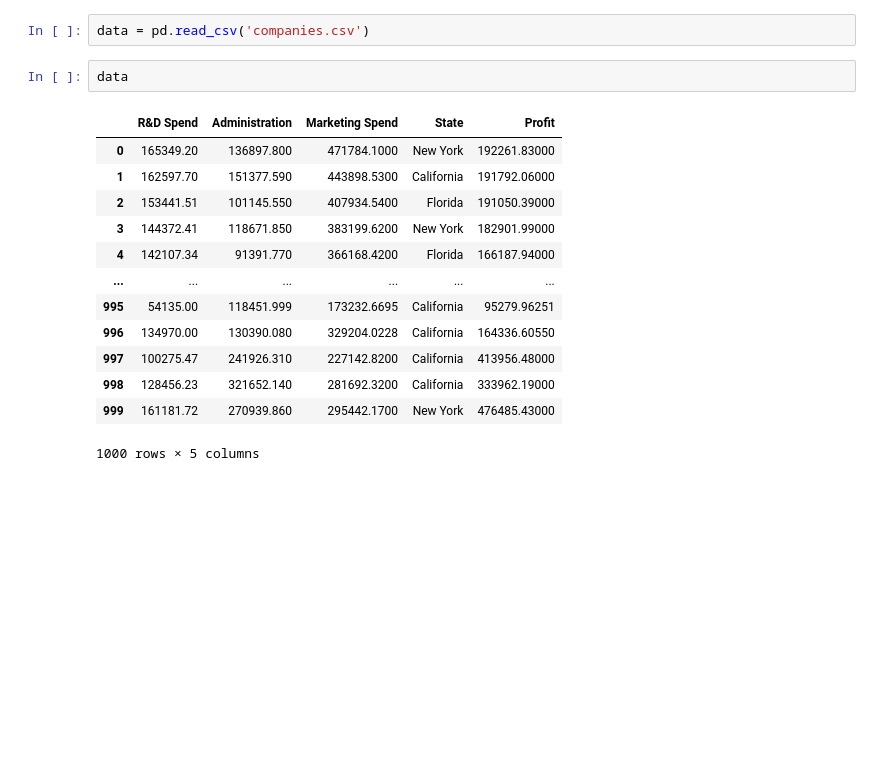
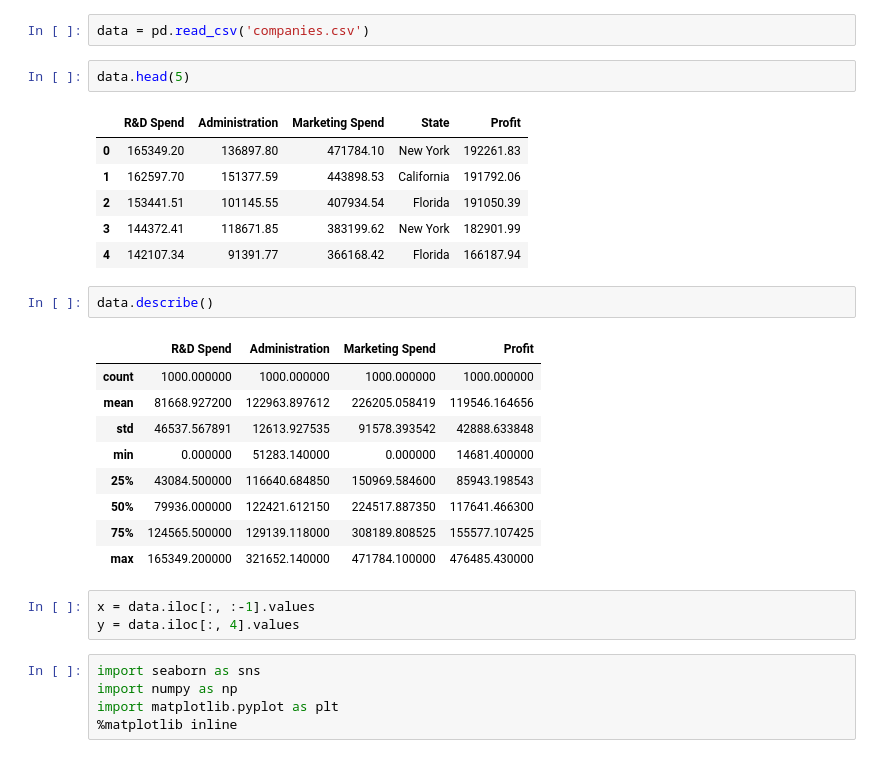
Before and after one commit to Pragades-Rajagopal/ML-exercises, a Jupyter notebook: Linear regression(companies).ipynb, the cells around one changed output. Drawn from its saved outputs; the diff is of its cells as text; blank space fills up the shorter version.

```diff
--- a/Linear regression(companies).ipynb
+++ b/Linear regression(companies).ipynb
@@ -2,19 +2,32 @@
 import pandas as pd
 # %%
 data = pd.read_csv('companies.csv')
+# %%
+data.head(5)
+# %% [output]
+|  | R&D Spend | Administration | Marketing Spend | State | Profit |
+| 0 | 165349.20 | 136897.80 | 471784.10 | New York | 192261.83 |
+| 1 | 162597.70 | 151377.59 | 443898.53 | California | 191792.06 |
+| 2 | 153441.51 | 101145.55 | 407934.54 | Florida | 191050.39 |
+| 3 | 144372.41 | 118671.85 | 383199.62 | New York | 182901.99 |
+| 4 | 142107.34 | 91391.77 | 366168.42 | Florida | 166187.94 |
 # %%
-data
+data.describe()
 # %% [output]
-|  | R&D Spend | Administration | Marketing Spend | State | Profit |
-| 0 | 165349.20 | 136897.800 | 471784.1000 | New York | 192261.83000 |
-| 1 | 162597.70 | 151377.590 | 443898.5300 | California | 191792.06000 |
-| 2 | 153441.51 | 101145.550 | 407934.5400 | Florida | 191050.39000 |
-| 3 | 144372.41 | 118671.850 | 383199.6200 | New York | 182901.99000 |
-| 4 | 142107.34 | 91391.770 | 366168.4200 | Florida | 166187.94000 |
-| ... | ... | ... | ... | ... | ... |
-| 995 | 54135.00 | 118451.999 | 173232.6695 | California | 95279.96251 |
-| 996 | 134970.00 | 130390.080 | 329204.0228 | California | 164336.60550 |
-| 997 | 100275.47 | 241926.310 | 227142.8200 | California | 413956.48000 |
-| 998 | 128456.23 | 321652.140 | 281692.3200 | California | 333962.19000 |
-| 999 | 161181.72 | 270939.860 | 295442.1700 | New York | 476485.43000 |
+|  | R&D Spend | Administration | Marketing Spend | Profit |
+| count | 1000.000000 | 1000.000000 | 1000.000000 | 1000.000000 |
+| mean | 81668.927200 | 122963.897612 | 226205.058419 | 119546.164656 |
+| std | 46537.567891 | 12613.927535 | 91578.393542 | 42888.633848 |
+| min | 0.000000 | 51283.140000 | 0.000000 | 14681.400000 |
+| 25% | 43084.500000 | 116640.684850 | 150969.584600 | 85943.198543 |
+| 50% | 79936.000000 | 122421.612150 | 224517.887350 | 117641.466300 |
+| 75% | 124565.500000 | 129139.118000 | 308189.808525 | 155577.107425 |
+| max | 165349.200000 | 321652.140000 | 471784.100000 | 476485.430000 |
-1000 rows × 5 columns
+# %%
+x = data.iloc[:, :-1].values
+y = data.iloc[:, 4].values
+# %%
+import seaborn as sns
+import numpy as np
+import matplotlib.pyplot as plt
+%matplotlib inline
```
Also changed, not shown: parts of 10 cells of this notebook, 1 other file.
